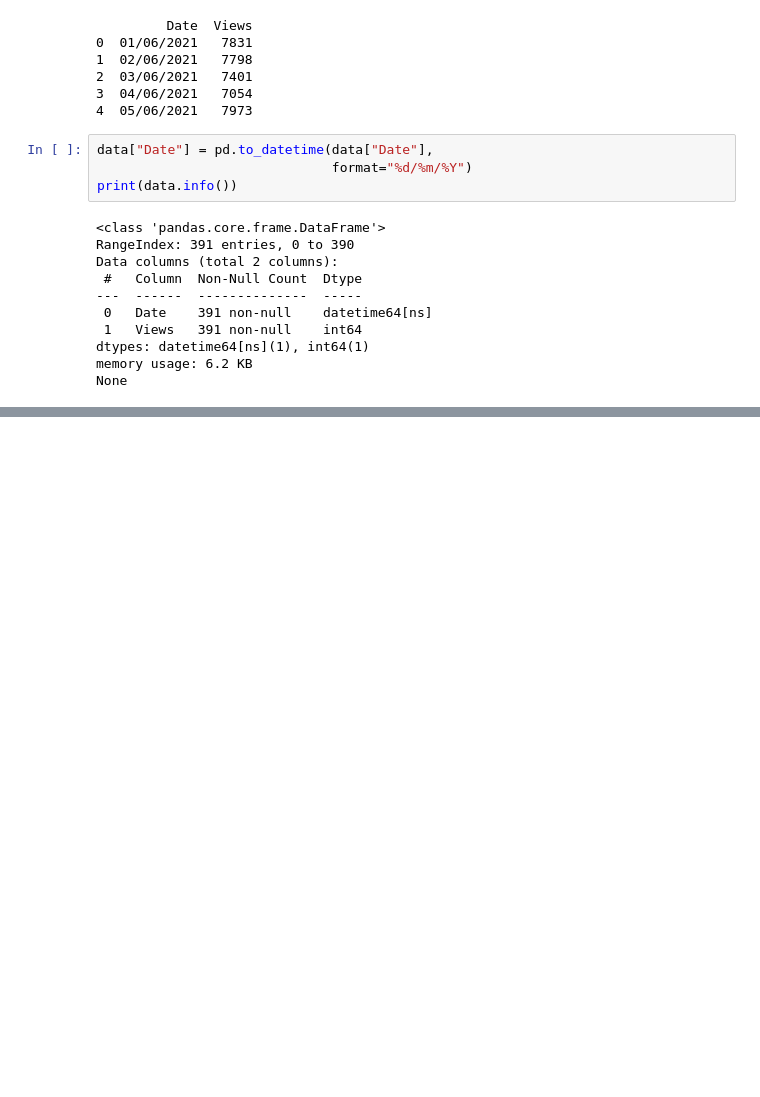
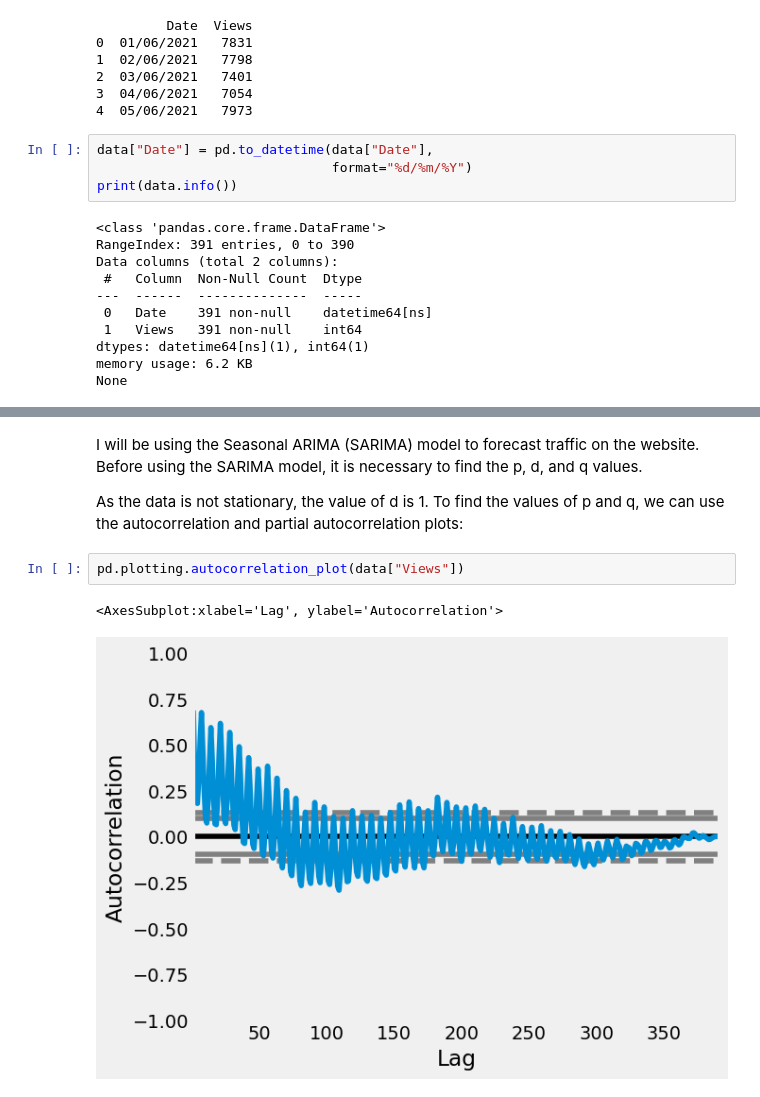
Before and after one commit to YannSko/Portfollio, a Jupyter notebook: Analysis Marketting/Website_Traffic_Forecasting/Website_Traffic.ipynb, the cells around one changed output, grey strips where cells are left out. Saved outputs shown, nothing was run; the diff lists cells and outputs as text; blank space fills up the shorter version.

```diff
--- a/Analysis Marketting/Website_Traffic_Forecasting/Website_Traffic.ipynb
+++ b/Analysis Marketting/Website_Traffic_Forecasting/Website_Traffic.ipynb
@@ -40,0 +55,9 @@ plt.show()
+# %% [markdown]
+I will be using the Seasonal ARIMA (SARIMA) model to forecast traffic on the website. Before using the SARIMA model, it is necessary to find the p, d, and q values.
+
+As the data is not stationary, the value of d is 1. To find the values of p and q, we can use the autocorrelation and partial autocorrelation plots:
+# %%
+pd.plotting.autocorrelation_plot(data["Views"])
+# %% [output]
+<AxesSubplot:xlabel='Lag', ylabel='Autocorrelation'>
+[figure, added]
```
Also changed, not shown: parts of 9 cells of this notebook.
